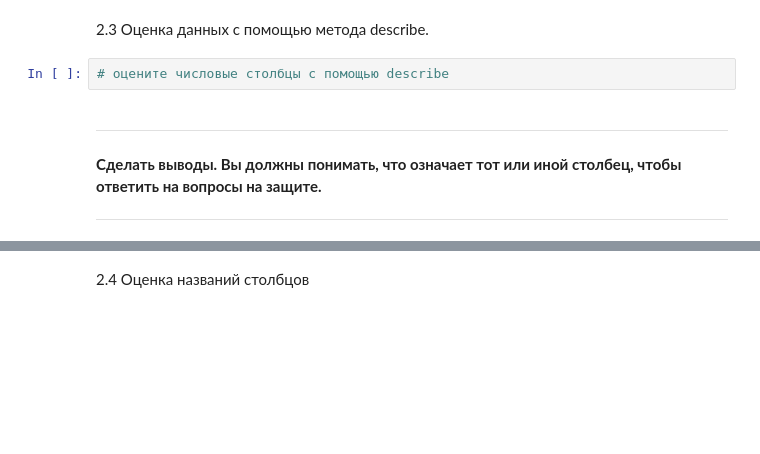
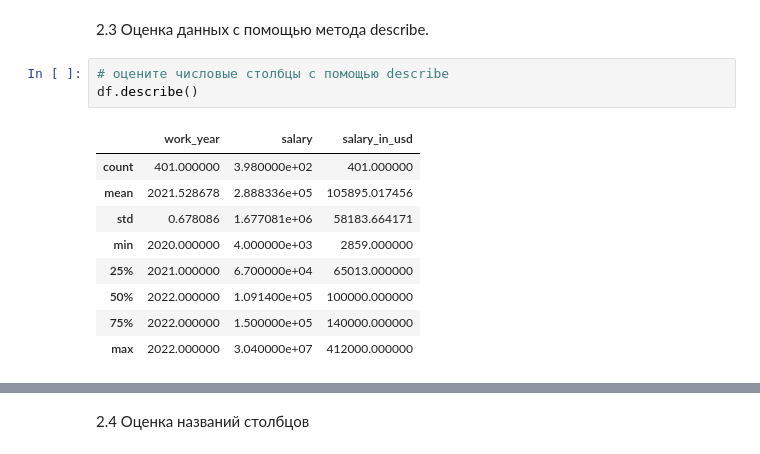
Before and after one commit to Creatorofworld57/JupeterLabs, a Jupyter notebook: ЛР1_Евсеев_Вариант_4.ipynb, the cells around one changed output, grey strips where cells are left out. Cells and saved outputs as stored; diff of their text form; blank space fills up the shorter version.

```diff
--- a/ЛР1_Евсеев_Вариант_4.ipynb
+++ b/ЛР1_Евсеев_Вариант_4.ipynb
@@ -31,12 +69,14 @@
 2.3 Оценка данных с помощью метода describe.
 # %%
 # оцените числовые столбцы с помощью describe
+df.describe()
+# %% [output]
+|  | work_year | salary | salary_in_usd |
+| count | 401.000000 | 3.980000e+02 | 401.000000 |
+| mean | 2021.528678 | 2.888336e+05 | 105895.017456 |
+| std | 0.678086 | 1.677081e+06 | 58183.664171 |
+| min | 2020.000000 | 4.000000e+03 | 2859.000000 |
+| 25% | 2021.000000 | 6.700000e+04 | 65013.000000 |
+| 50% | 2022.000000 | 1.091400e+05 | 100000.000000 |
+| 75% | 2022.000000 | 1.500000e+05 | 140000.000000 |
+| max | 2022.000000 | 3.040000e+07 | 412000.000000 |
-# %% [markdown]
-
----
-
-**Сделать выводы. Вы должны понимать, что означает тот или иной столбец, чтобы
- ответить на вопросы на защите.**
-
-
- ---
```
Also changed, not shown: parts of 45 cells of this notebook.
